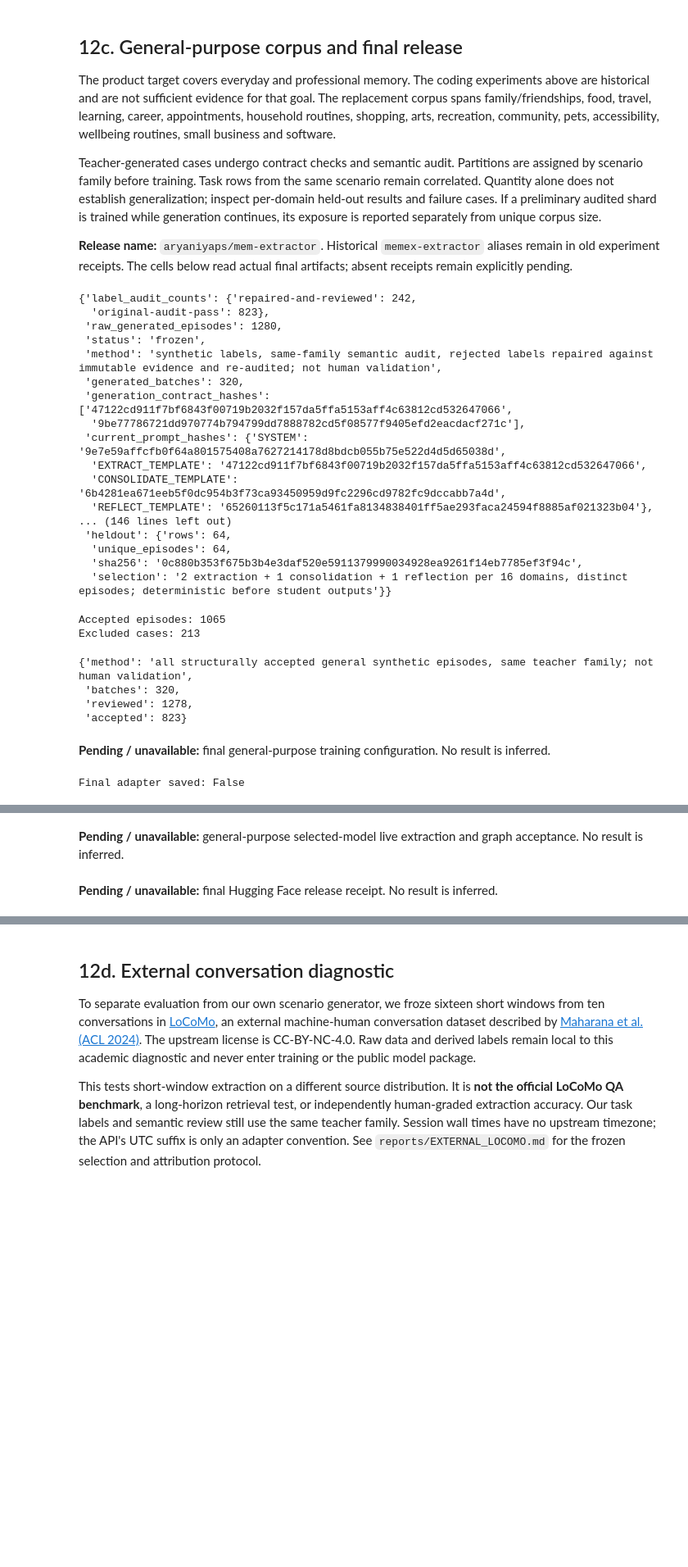
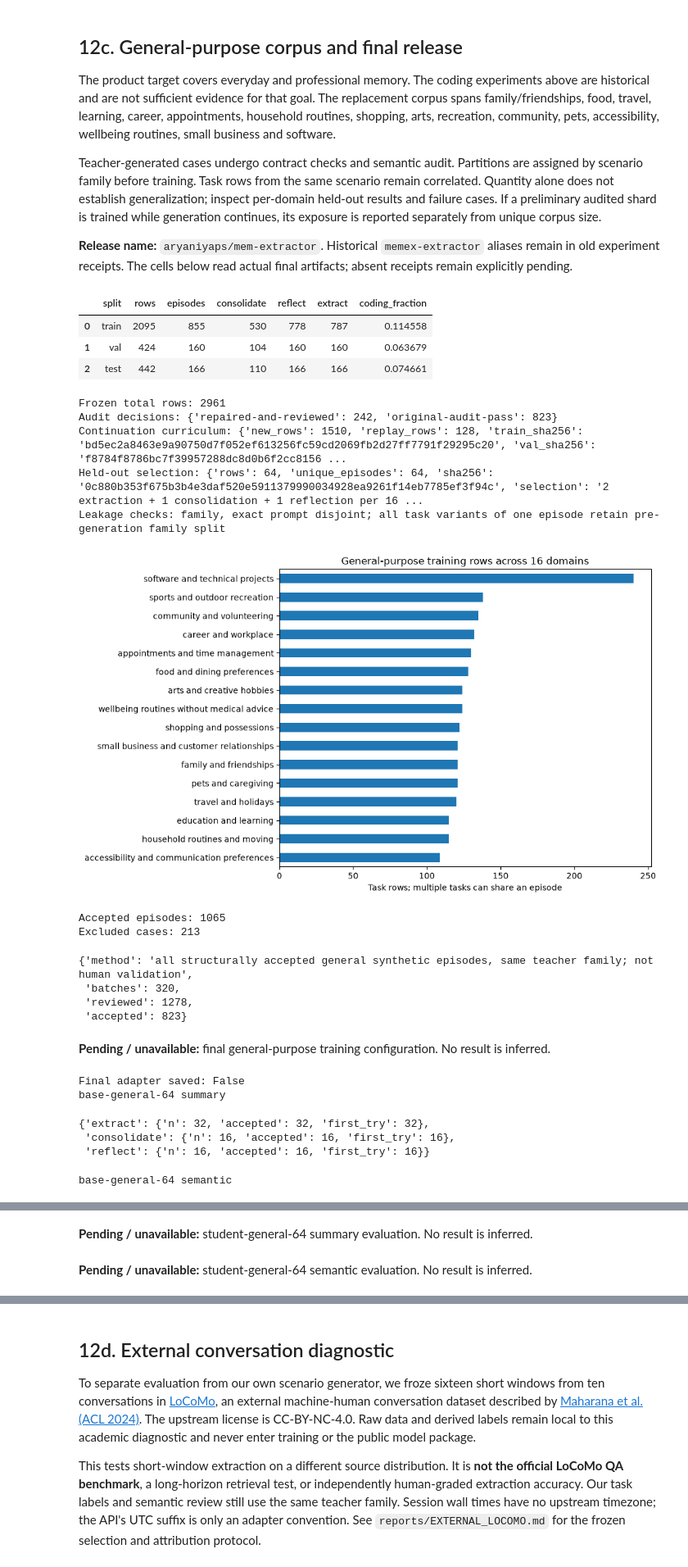
Before and after one commit to aryaniyaps/sdp-2026, a Jupyter notebook: slm-distill/Finetuning_Iteration_Report.ipynb, the cells around one changed output, grey strips where cells are left out. Shown at 82% size. Drawn from its saved outputs; the diff is of its cells as text; code cells hidden in the pictures; blank space fills up the shorter version.

```diff
--- a/slm-distill/Finetuning_Iteration_Report.ipynb
+++ b/slm-distill/Finetuning_Iteration_Report.ipynb
@@ -481,52 +496,55 @@ Teacher-generated cases undergo contract checks and semantic audit. Partitions a
 # %%
 GENERAL=SLM/'data/research-v3'
 general_manifest=read(GENERAL/'manifest.json')
 interim=read(GENERAL/'interim-manifest.json')
 if not general_manifest and interim:
     display(Markdown('**Interim audited shard; not the final corpus:**'))
     display({k:interim[k] for k in ('status','counts','coding_replay_rows','leakage_checks') if k in interim})
 if general_manifest:
-    display({k:v for k,v in general_manifest.items() if k not in ('accepted_episodes','excluded','duplicates','pending_batches')})
+    show([{'split':split,'rows':value['rows'],'episodes':value['episodes'],**value['tasks'],'coding_fraction':value['coding_fraction']} for split,value in general_manifest['counts'].items()])
+    print('Frozen total rows:',sum(v['rows'] for v in general_manifest['counts'].values()))
+    print('Audit decisions:',general_manifest.get('label_audit_counts'))
+    print('Continuation curriculum:',general_manifest.get('continuation'))
+    print('Held-out selection:',general_manifest.get('heldout'))
+    print('Leakage checks:',general_manifest.get('leakage_checks'))
+    fig,ax=plt.subplots(figsize=(10,6))
+    pd.Series(general_manifest['counts']['train']['domains']).sort_values().plot.barh(ax=ax,title='General-purpose training rows across 16 domains')
+    ax.set_xlabel('Task rows; multiple tasks can share an episode')
+    fig.tight_layout(); fig.savefig(FIG/'general-domain-coverage.png',dpi=160); plt.show()
     print('Accepted episodes:',len(general_manifest.get('accepted_episodes',[])))
     print('Excluded cases:',len(general_manifest.get('excluded',[])))
 else: missing('frozen general-purpose corpus manifest')
 general_audit=read(GENERAL/'quality-audit.json')
 if general_audit:
     display({k:v for k,v in general_audit.items() if k not in ('results','cases','rejected_timelines')})
 else: missing('completed general-purpose semantic audit')
 config=read(SLM/'out/local-4b-general/run-config.json')
 if config: display({k:v for k,v in config.items() if k!='exclusions'})
 else: missing('final general-purpose training configuration')
 print('Final adapter saved:',(SLM/'out/local-4b-general/final/adapter_model.safetensors').exists())
-for path in sorted((GENERAL/'eval').glob('*.json')):
-    result=read(path)
-    # Aggregate summaries only; raw/private event transcripts are never embedded.
-    if any(key in result for key in ('summary','accepted','tasks','evaluation','extract','total','metrics')):
-        print(path.name); display(result)
+for label in ('base-general-64','student-general-64','base-external-locomo-16','student-external-locomo-16'):
+    for kind in ('summary','semantic'):
+        result=read(GENERAL/'eval'/f'{label}-{kind}.json')
+        if result:
+            print(label,kind); display(result)
+        else: missing(f'{label} {kind} evaluation')
 acceptance=read(GENERAL/'final-acceptance.json')
 if acceptance: display(acceptance)
 else: missing('general-purpose selected-model live extraction and graph acceptance')
 release=read(GENERAL/'release-receipt.json')
 if release: display(release)
 else: missing('final Hugging Face release receipt')
 # %% [output]
+|  | split | rows | episodes | consolidate | reflect | extract | coding_fraction |
+| 0 | train | 2095 | 855 | 530 | 778 | 787 | 0.114558 |
+| 1 | val | 424 | 160 | 104 | 160 | 160 | 0.063679 |
+| 2 | test | 442 | 166 | 110 | 166 | 166 | 0.074661 |
-{'label_audit_counts': {'repaired-and-reviewed': 242,
-  'original-audit-pass': 823},
- 'raw_generated_episodes': 1280,
- 'status': 'frozen',
- 'method': 'synthetic labels, same-family semantic audit, rejected labels repaired against immutable evidence and re-audited; not human validation',
- 'generated_batches': 320,
- 'generation_contract_hashes': ['47122cd911f7bf6843f00719b2032f157da5ffa5153aff4c63812cd532647066',
-  '9be77786721dd970774b794799dd7888782cd5f08577f9405efd2eacdacf271c'],
- 'current_prompt_hashes': {'SYSTEM': '9e7e59affcfb0f64a801575408a7627214178d8bdcb055b75e522d4d5d65038d',
-  'EXTRACT_TEMPLATE': '47122cd911f7bf6843f00719b2032f157da5ffa5153aff4c63812cd532647066',
-  'CONSOLIDATE_TEMPLATE': '6b4281ea671eeb5f0dc954b3f73ca93450959d9fc2296cd9782fc9dccabb7a4d',
-  'REFLECT_TEMPLATE': '65260113f5c171a5461fa8134838401ff5ae293faca24594f8885af021323b04'},
-... (146 lines left out)
- 'heldout': {'rows': 64,
-  'unique_episodes': 64,
-  'sha256': '0c880b353f675b3b4e3daf520e5911379990034928ea9261f14eb7785ef3f94c',
-  'selection': '2 extraction + 1 consolidation + 1 reflection per 16 domains, distinct episodes; deterministic before student outputs'}}
+Frozen total rows: 2961
+Audit decisions: {'repaired-and-reviewed': 242, 'original-audit-pass': 823}
+Continuation curriculum: {'new_rows': 1510, 'replay_rows': 128, 'train_sha256': 'bd5ec2a8463e9a90750d7f052ef613256fc59cd2069fb2d27ff7791f29295c20', 'val_sha256': 'f8784f8786bc7f39957288dc8d0b6f2cc8156 ...
+Held-out selection: {'rows': 64, 'unique_episodes': 64, 'sha256': '0c880b353f675b3b4e3daf520e5911379990034928ea9261f14eb7785ef3f94c', 'selection': '2 extraction + 1 consolidation + 1 reflection per 16 ...
+Leakage checks: family, exact prompt disjoint; all task variants of one episode retain pre-generation family split
+[figure, added]
 Accepted episodes: 1065
 Excluded cases: 213
 {'method': 'all structurally accepted general synthetic episodes, same teacher family; not human validation',
@@ -535,3 +553,8 @@ Excluded cases: 213
  'accepted': 823}
 **Pending / unavailable:** final general-purpose training configuration. No result is inferred.
 Final adapter saved: False
+base-general-64 summary
+{'extract': {'n': 32, 'accepted': 32, 'first_try': 32},
+ 'consolidate': {'n': 16, 'accepted': 16, 'first_try': 16},
+ 'reflect': {'n': 16, 'accepted': 16, 'first_try': 16}}
+base-general-64 semantic
@@ -538,2 +574,2 @@ Final adapter saved: False
-**Pending / unavailable:** general-purpose selected-model live extraction and graph acceptance. No result is inferred.
+**Pending / unavailable:** student-general-64 summary evaluation. No result is inferred.
-**Pending / unavailable:** final Hugging Face release receipt. No result is inferred.
+**Pending / unavailable:** student-general-64 semantic evaluation. No result is inferred.
```
Also changed, not shown: parts of 8 cells of this notebook, 4 other files.
